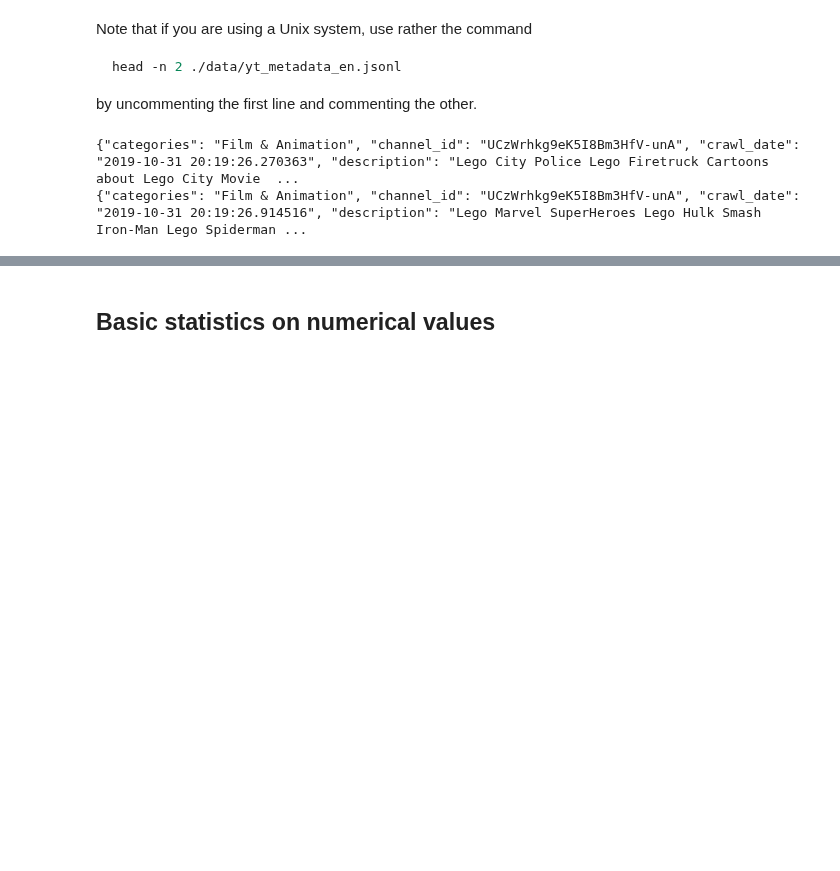
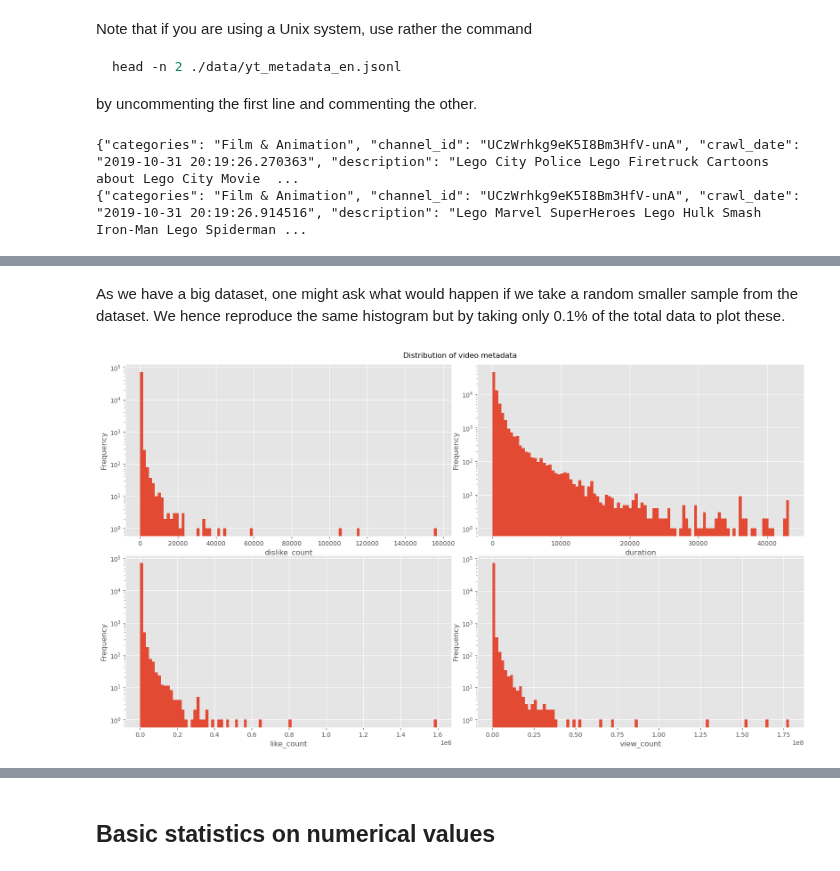
Before and after one commit to epfl-ada/ada-2022-project-fraisetagada, a Jupyter notebook: extract_videos.ipynb, the cells around one changed output, grey strips where cells are left out. Drawn from its saved outputs; the diff is of its cells as text; code cells hidden in the pictures; blank space fills up the shorter version.

```diff
--- a/extract_videos.ipynb
+++ b/extract_videos.ipynb
@@ -84,0 +137,16 @@ only showing top 2 rows
+# %% [markdown]
+As we have a big dataset, one might ask what would happen if we take a random smaller sample from the dataset. We hence reproduce the same histogram but by taking only 0.1\% of the total data to plot these.
+# %%
+# We select only a small subsample from the dataset without replacement and convert it to a pandas dataframe
+psdf_random_sub = df.select("dislike_count", "duration", "like_count", "view_count").sample(withReplacement=False, fraction=0.001, seed=None).toPandas()
+# %%
+fig, axes = plt.subplots(2, 2, figsize=(16, 9))
+fig.tight_layout()
+for i, ax in enumerate(axes.flatten()):
+    psdf_random_sub.iloc[:, i].plot.hist(ax=ax, bins=100)
+    ax.set_yscale('log')
+    ax.set_xlabel(psdf_random_sub.columns[i])
+fig.suptitle("Distribution of video metadata")
+fig.subplots_adjust(top=0.95)
+# %% [output]
+[figure, added]
```
Also changed, not shown: parts of 15 cells of this notebook, 1 other file.
